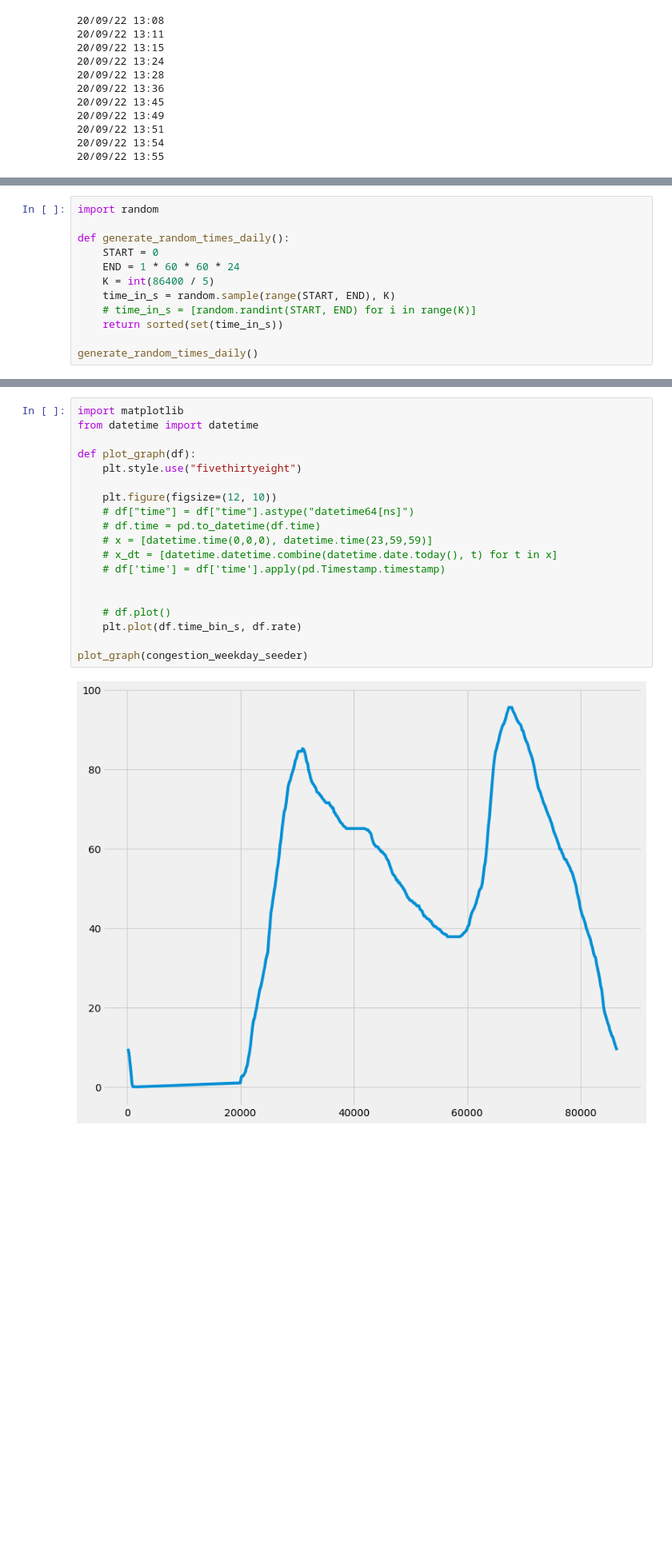
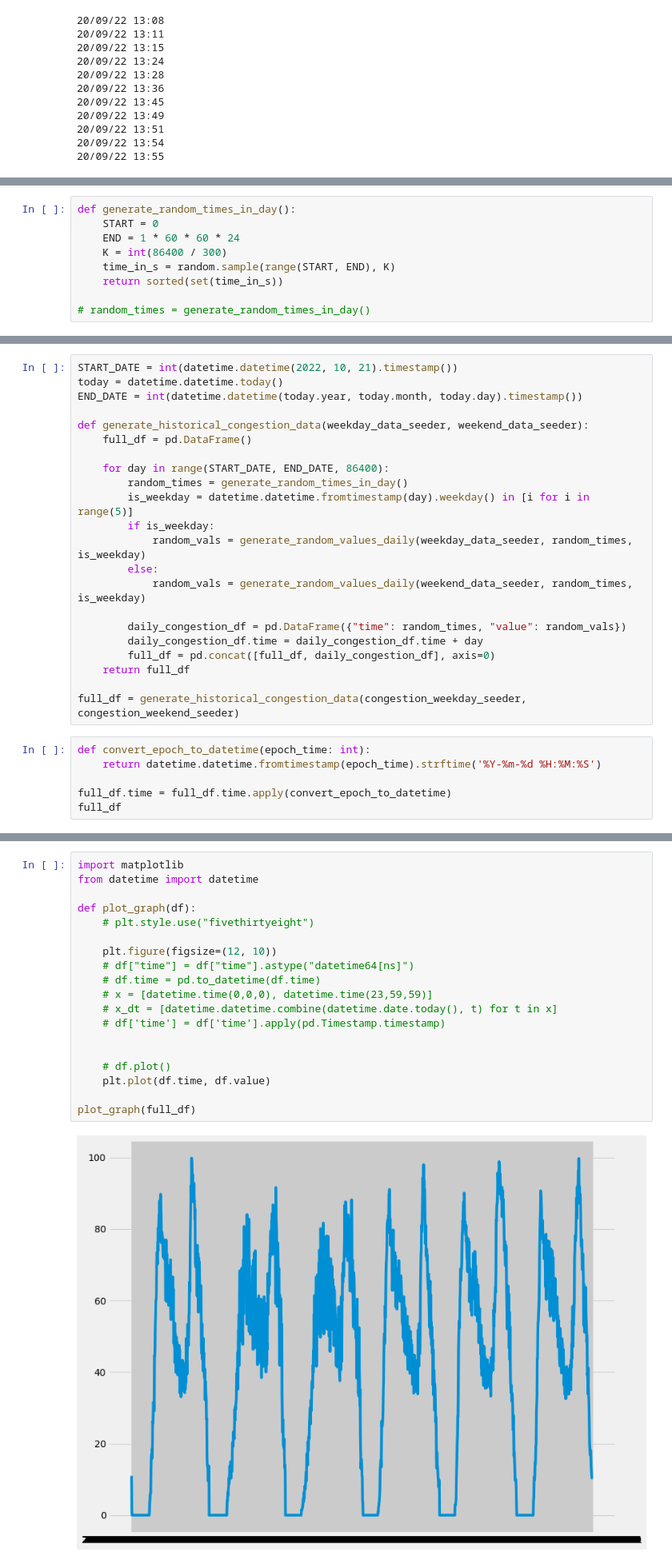
Before and after one commit to yxcho/iot_project, a Jupyter notebook: src/mock_data.ipynb, the cells around one changed output, grey strips where cells are left out. Shown at 80% size. Saved outputs shown, nothing was run; the diff lists cells and outputs as text; blank space fills up the shorter version.

Commit message:
generate historical congestion data

```diff
--- a/src/mock_data.ipynb
+++ b/src/mock_data.ipynb
@@ -287,12 +288,9 @@ congestion_weekday_seeder.head(20)
 # %%
-import random
-
-def generate_random_times_daily():
+def generate_random_times_in_day():
     START = 0
     END = 1 * 60 * 60 * 24
-    K = int(86400 / 5)
+    K = int(86400 / 300)
     time_in_s = random.sample(range(START, END), K)
-    # time_in_s = [random.randint(START, END) for i in range(K)]
     return sorted(set(time_in_s))
 
-generate_random_times_daily()
+# random_times = generate_random_times_in_day()
@@ -368,0 +359,28 @@ ValueError: non-integer arg 1 for randrange()
+# %%
+START_DATE = int(datetime.datetime(2022, 10, 21).timestamp())
+today = datetime.datetime.today()
+END_DATE = int(datetime.datetime(today.year, today.month, today.day).timestamp())
+
+def generate_historical_congestion_data(weekday_data_seeder, weekend_data_seeder):
+    full_df = pd.DataFrame()
+
+    for day in range(START_DATE, END_DATE, 86400):
+        random_times = generate_random_times_in_day()
+        is_weekday = datetime.datetime.fromtimestamp(day).weekday() in [i for i in range(5)]
+        if is_weekday:
+            random_vals = generate_random_values_daily(weekday_data_seeder, random_times, is_weekday)
+        else:
+            random_vals = generate_random_values_daily(weekend_data_seeder, random_times, is_weekday)
+
+        daily_congestion_df = pd.DataFrame({"time": random_times, "value": random_vals})
+        daily_congestion_df.time = daily_congestion_df.time + day
+        full_df = pd.concat([full_df, daily_congestion_df], axis=0)
+    return full_df
+
+full_df = generate_historical_congestion_data(congestion_weekday_seeder, congestion_weekend_seeder)
+# %%
+def convert_epoch_to_datetime(epoch_time: int):
+    return datetime.datetime.fromtimestamp(epoch_time).strftime('%Y-%m-%d %H:%M:%S')
+
+full_df.time = full_df.time.apply(convert_epoch_to_datetime)
+full_df
@@ -369,24 +408,24 @@ ValueError: non-integer arg 1 for randrange()
 # %%
 import matplotlib
 from datetime import datetime
 
 def plot_graph(df):
-    plt.style.use("fivethirtyeight")
+    # plt.style.use("fivethirtyeight")
 
     plt.figure(figsize=(12, 10))
     # df["time"] = df["time"].astype("datetime64[ns]")
     # df.time = pd.to_datetime(df.time)
     # x = [datetime.time(0,0,0), datetime.time(23,59,59)]
     # x_dt = [datetime.datetime.combine(datetime.date.today(), t) for t in x]
     # df['time'] = df['time'].apply(pd.Timestamp.timestamp)
 
 
     # df.plot()
-    plt.plot(df.time_bin_s, df.rate)
+    plt.plot(df.time, df.value)
 
-plot_graph(congestion_weekday_seeder)
+plot_graph(full_df)
 # %% [output]
-[figure, old version]
+[figure, new version]
 # %%
 
 from datetime import datetime, time, timedelta
```
Also changed, not shown: parts of 16 cells of this notebook, 2 other files.
